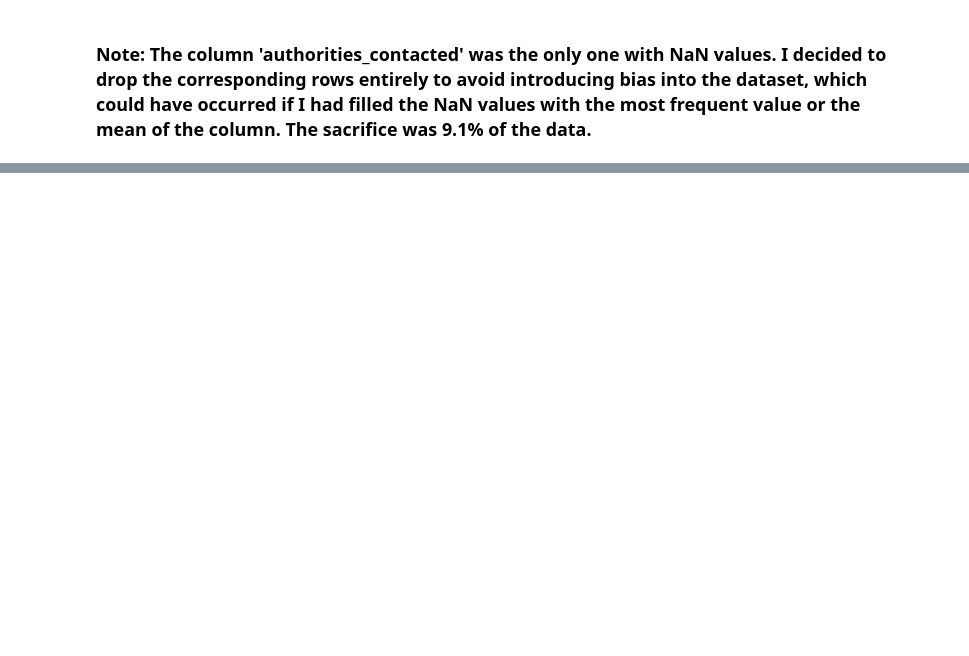
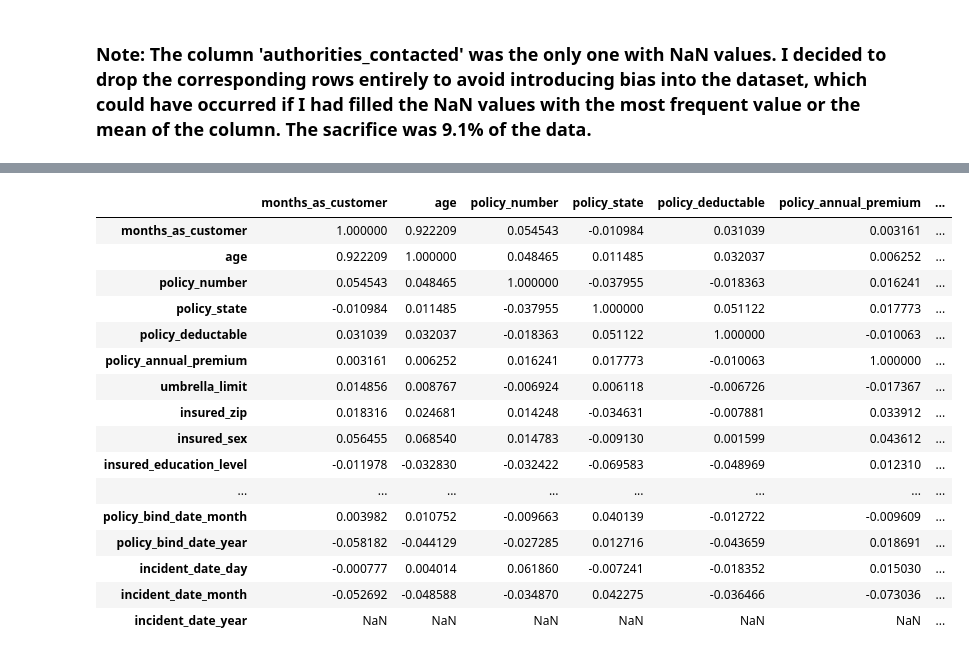
Before and after one commit to damicodedotpy/Data-Science-Insurance, a Jupyter notebook: notebook.ipynb, the cells around one changed output, grey strips where cells are left out. Saved outputs shown, nothing was run; the diff lists cells and outputs as text; code cells hidden in the pictures; blank space fills up the shorter version.

Commit message:
Data converted into numeric types ready to be standarized

```diff
--- a/notebook.ipynb
+++ b/notebook.ipynb
@@ -111,0 +138,8 @@ df
+# %%
+'''
+Creating a new variable column with just the zip code of the address written
+on the "incident_location" column, which is removed from the dataframe then.
+'''
+
+df['incident_zip'] = df['incident_location'].str.split(' ').str[0]
+df = df.drop('incident_location', axis=1)
@@ -111,0 +171,3 @@ df
+# %%
+for column_name in columns_to_encode:
+    df[column_name] = df[column_name].map(frequency_map[column_name])
@@ -111,0 +190,45 @@ df
+# %%
+'''
+Convert the dates of "policy_bind_date" variable column to timestamp days.
+Convert the dates of "incident_date" variable column to timestamp days.
+
+'''
+
+df['policy_bind_date_timestamp'] = (df['policy_bind_date'] - pd.Timestamp("1970-01-01")) // pd.Timedelta('1D')
+df['incident_date_timestamp'] = (df['incident_date'] - pd.Timestamp("1970-01-01")) // pd.Timedelta('1D')
+# %%
+df = df.assign(
+    policy_bind_date_day=df['policy_bind_date'].dt.day,
+    policy_bind_date_month=df['policy_bind_date'].dt.month,
+    policy_bind_date_year=df['policy_bind_date'].dt.year
+)
+
+df = df.assign(
+    incident_date_day = df['incident_date'].dt.day,
+    incident_date_month = df['incident_date'].dt.month,
+    incident_date_year = df['incident_date'].dt.year
+)
+
+df = df.drop('policy_bind_date', axis=1)
+df = df.drop('incident_date', axis=1)
+# %%
+corr = df.corr()
+corr
+# %% [output]
+|  | months_as_customer | age | policy_number | policy_state | policy_deductable | policy_annual_premium | ... |
+| months_as_customer | 1.000000 | 0.922209 | 0.054543 | -0.010984 | 0.031039 | 0.003161 | ... |
+| age | 0.922209 | 1.000000 | 0.048465 | 0.011485 | 0.032037 | 0.006252 | ... |
+| policy_number | 0.054543 | 0.048465 | 1.000000 | -0.037955 | -0.018363 | 0.016241 | ... |
+| policy_state | -0.010984 | 0.011485 | -0.037955 | 1.000000 | 0.051122 | 0.017773 | ... |
+| policy_deductable | 0.031039 | 0.032037 | -0.018363 | 0.051122 | 1.000000 | -0.010063 | ... |
+| policy_annual_premium | 0.003161 | 0.006252 | 0.016241 | 0.017773 | -0.010063 | 1.000000 | ... |
+| umbrella_limit | 0.014856 | 0.008767 | -0.006924 | 0.006118 | -0.006726 | -0.017367 | ... |
+| insured_zip | 0.018316 | 0.024681 | 0.014248 | -0.034631 | -0.007881 | 0.033912 | ... |
+| insured_sex | 0.056455 | 0.068540 | 0.014783 | -0.009130 | 0.001599 | 0.043612 | ... |
+| insured_education_level | -0.011978 | -0.032830 | -0.032422 | -0.069583 | -0.048969 | 0.012310 | ... |
+| ... | ... | ... | ... | ... | ... | ... | ... |
+| policy_bind_date_month | 0.003982 | 0.010752 | -0.009663 | 0.040139 | -0.012722 | -0.009609 | ... |
+| policy_bind_date_year | -0.058182 | -0.044129 | -0.027285 | 0.012716 | -0.043659 | 0.018691 | ... |
+| incident_date_day | -0.000777 | 0.004014 | 0.061860 | -0.007241 | -0.018352 | 0.015030 | ... |
+| incident_date_month | -0.052692 | -0.048588 | -0.034870 | 0.042275 | -0.036466 | -0.073036 | ... |
+| incident_date_year | NaN | NaN | NaN | NaN | NaN | NaN | ... |
```
Also changed, not shown: parts of 9 cells of this notebook.
